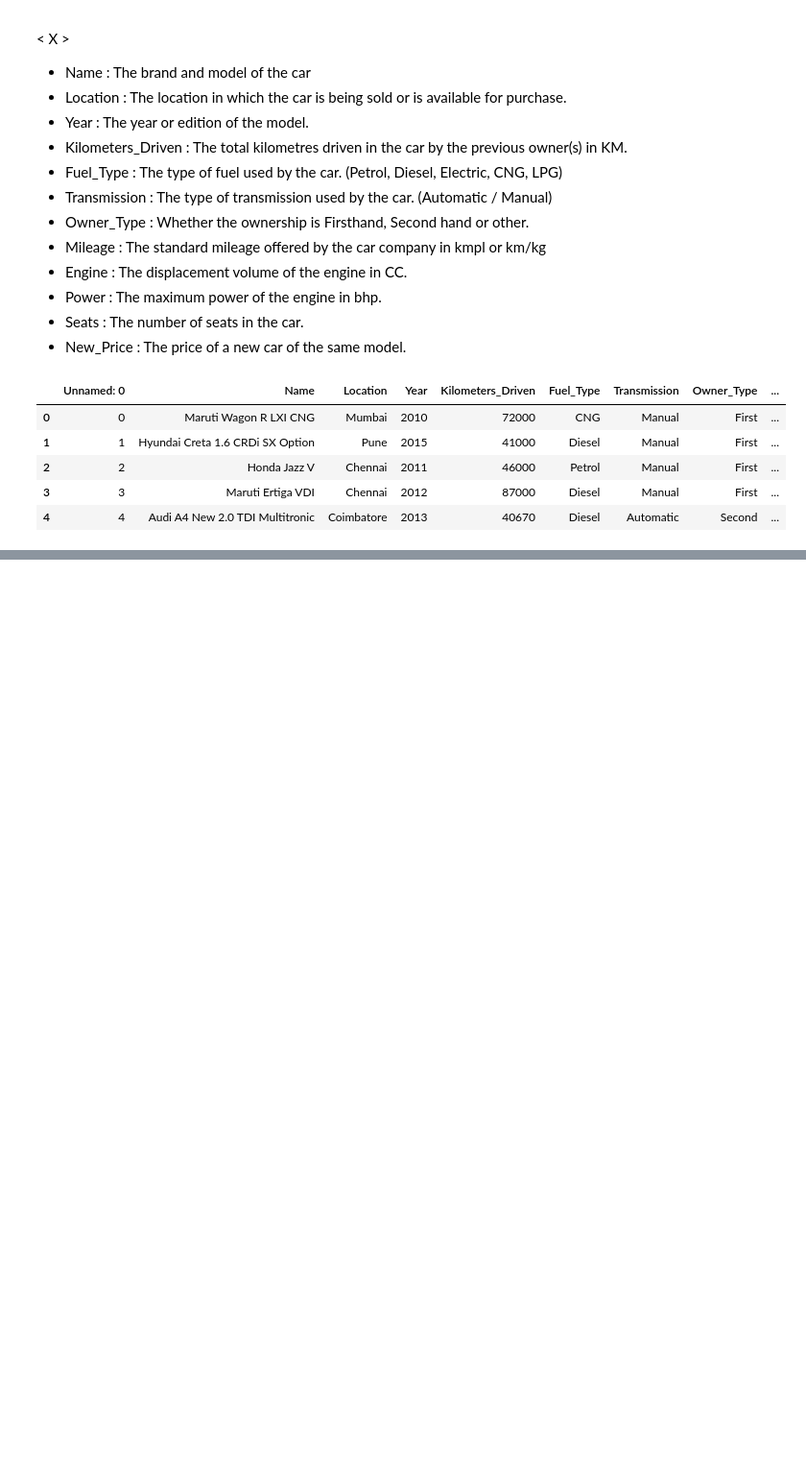
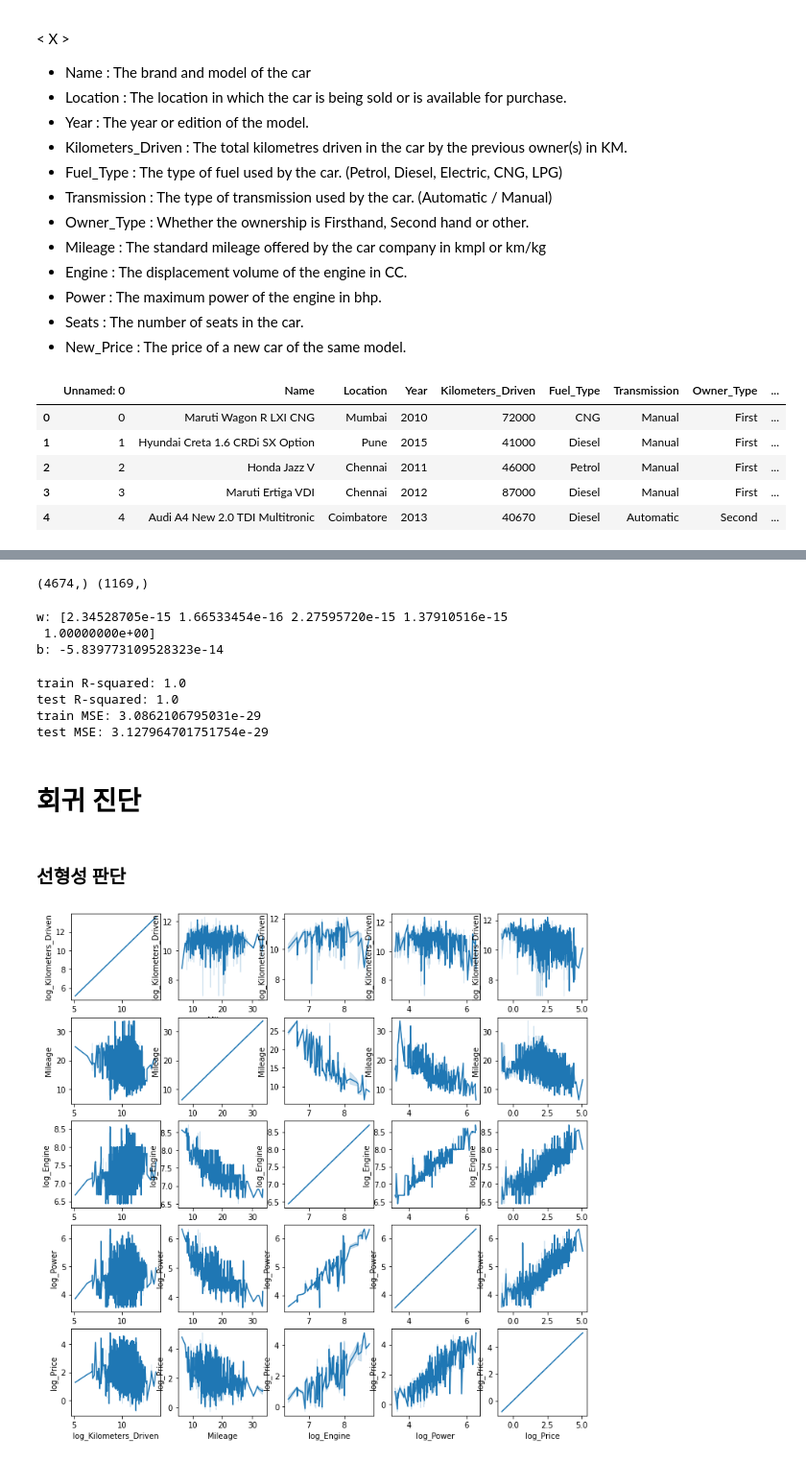
Before and after one commit to kkIIun/Tobigs18_-assignment, a Jupyter notebook: week2/Regression/[투빅스 18기 정규세션] 2주차 Regression_과제 2.ipynb, the cells around one changed output, grey strips where cells are left out. Shown at 96% size. Saved outputs shown, nothing was run; the diff lists cells and outputs as text; code cells hidden in the pictures; blank space fills up the shorter version.

```diff
--- a/week2/Regression/[투빅스 18기 정규세션] 2주차 Regression_과제 2.ipynb
+++ b/week2/Regression/[투빅스 18기 정규세션] 2주차 Regression_과제 2.ipynb
@@ -58,0 +271,11 @@ data.head()
+# %%
+Fuel_dummy = pd.get_dummies(data['Fuel_Type'], prefix='Fuel')
+Transmission_dummy = pd.get_dummies(data['Transmission'], prefix='Transmission')
+Owner_dummy = pd.get_dummies(data['Owner_Type'], prefix='Owner')
+Year_dummy = pd.get_dummies(data['Year'], prefix='Year')
+Seat_dummy = pd.get_dummies(data['Seats'], prefix='Seat')
+Company_dummy = pd.get_dummies(data['Company'], prefix='Company')
+# %%
+data = pd.concat([data, Fuel_dummy, Transmission_dummy, Owner_dummy, Year_dummy, Seat_dummy, Company_dummy],axis=1)
+# %%
+data = data.drop(['Location','Fuel_Type', 'Transmission', 'Owner_Type', 'Year', 'Seats', 'Company'], axis=1)
@@ -58,0 +306,17 @@ data.head()
+# %%
+# data split into train, test
+X_train, X_test, y_train, y_test = train_test_split(X, y, test_size=0.2, random_state=42)
+print(y_train.shape, y_test.shape)
+# %% [output]
+(4674,) (1169,)
+# %%
+# 선형 회귀 분석
+model = LinearRegression()
+model.fit(X_train, y_train)
+
+# 모수
+print(f"w: {model.coef_}\nb: {model.intercept_}")
+# %% [output]
+w: [2.34528705e-15 1.66533454e-16 2.27595720e-15 1.37910516e-15
+ 1.00000000e+00]
+b: -5.839773109528323e-14
@@ -58,0 +326,25 @@ data.head()
+# %%
+# R-squared
+print(f"train R-squared: {model.score(X_train, y_train)}")
+print(f"test R-squared: {model.score(X_test, y_test)}")
+print(f"train MSE: {mean_squared_error(pred_train, y_train)}")
+print(f"test MSE: {mean_squared_error(pred_test, y_test)}")
+# %% [output]
+train R-squared: 1.0
+test R-squared: 1.0
+train MSE: 3.0862106795031e-29
+test MSE: 3.127964701751754e-29
+# %% [markdown]
+# 회귀 진단
+# %% [markdown]
+### 선형성 판단
+# %%
+# 선형성 판단
+grid = gridspec.GridSpec(5, 5)
+plt.figure(figsize = (12, 12))
+for i,col1 in enumerate(new_numerical_columns):
+    for j,col2 in enumerate(new_numerical_columns):
+        ax = plt.subplot(grid[5*i+j])
+        sns.lineplot(x=col2, y=col1,ax=ax, data=data[new_numerical_columns])
+# %% [output]
+[figure, added]
```
Also changed, not shown: parts of 46 cells of this notebook.
